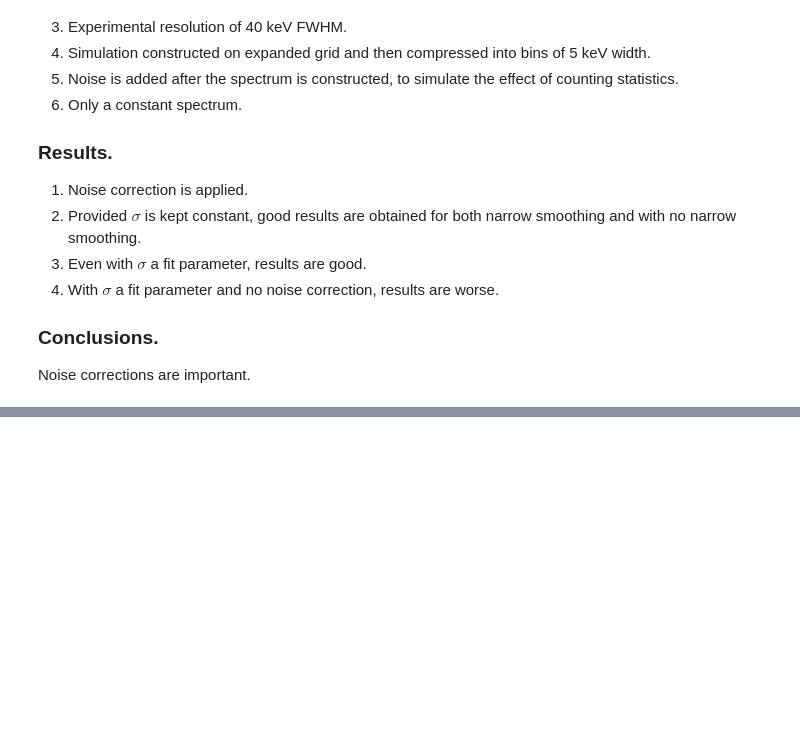
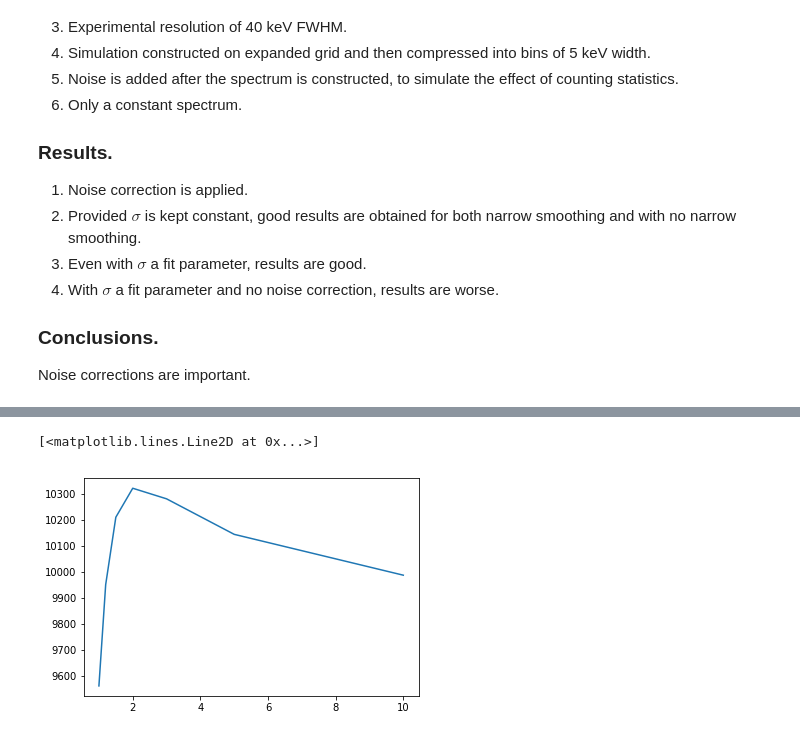
Before and after one commit to rfearick/leveldensity, a Jupyter notebook: leveldensity-simulation.ipynb, the cells around one changed output, grey strips where cells are left out. Saved outputs shown, nothing was run; the diff lists cells and outputs as text; code cells hidden in the pictures; blank space fills up the shorter version.

```diff
--- a/leveldensity-simulation.ipynb
+++ b/leveldensity-simulation.ipynb
@@ -481,0 +208,8 @@ Fitted sign=0.0236, sigw=0.0633, sige=0.0174, ys= 3.640
+# %%
+ifig=1
+Varysign=True
+print("NarrowSmooth ",NarrowSmooth)
+print("ZapCorrection", ZapCorrection)
+print("Varysign     ", Varysign)
+noisefactors=[10.0,5.0,3.0,2.0,1.5,1.2,1.0]
+computedrho=[] # computed from AC[0]-noise, expt sign
@@ -481,0 +363,5 @@ Fitted sign=0.0236, sigw=0.0633, sige=0.0174, ys= 3.640
+# %%
+plt.plot(noisefactors,computedrho)
+# %% [output]
+[<matplotlib.lines.Line2D at 0x...>]
+[figure, added]
```
Also changed, not shown: parts of 17 cells of this notebook.
